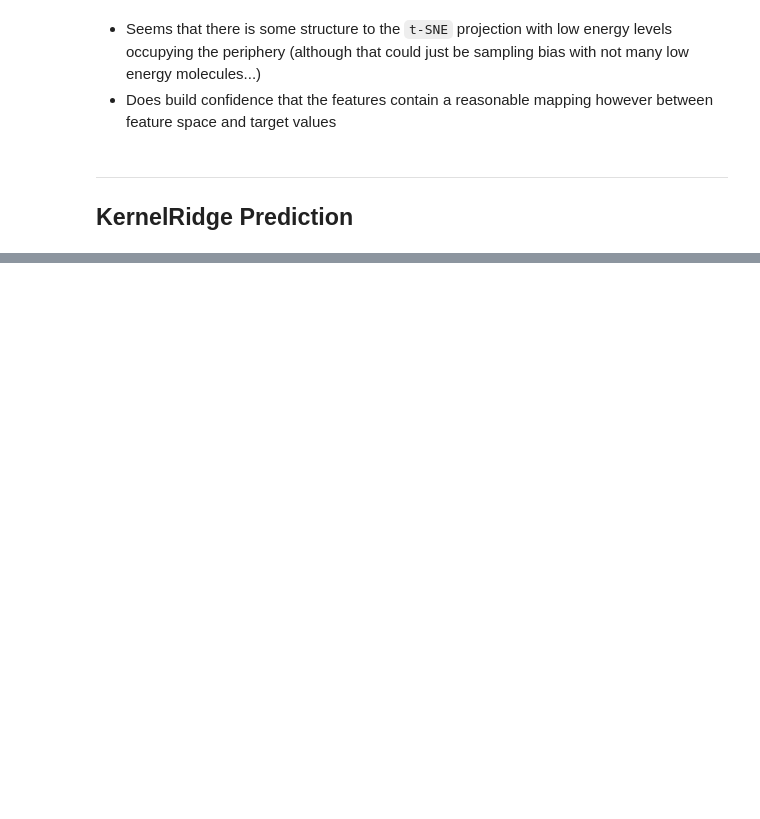
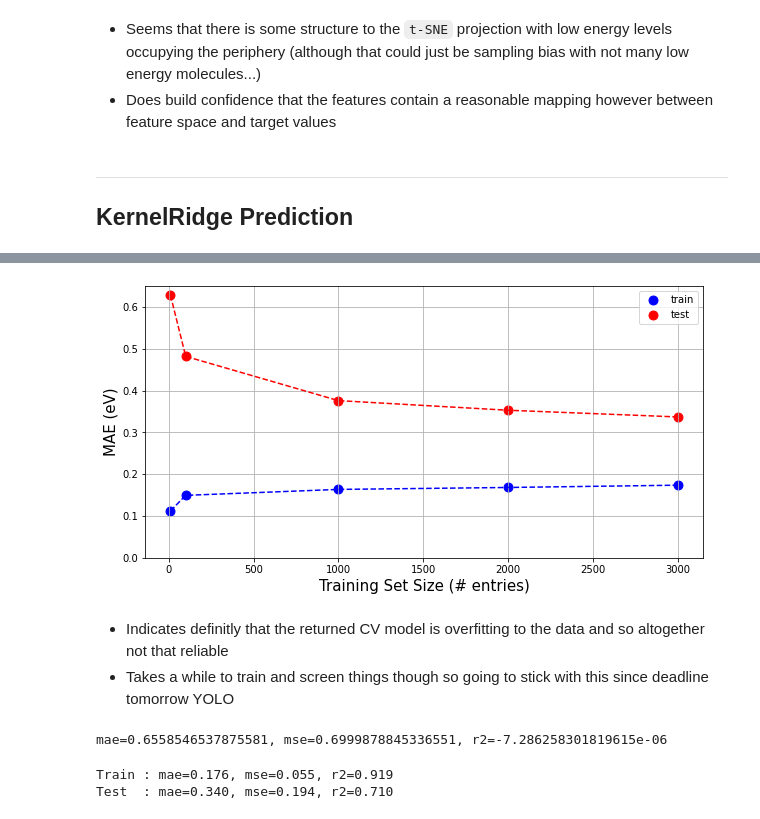
Before and after one commit to billalsohail/ML4MC, a Jupyter notebook: Calum_MBTR.ipynb, the cells around one changed output, grey strips where cells are left out. Drawn from its saved outputs; the diff is of its cells as text; code cells hidden in the pictures; blank space fills up the shorter version.

```diff
--- a/Calum_MBTR.ipynb
+++ b/Calum_MBTR.ipynb
@@ -246,0 +259,15 @@ plt.show()
+# %%
+db_sizes = [10, 100, 1000, 2000, 3000]
+scores = {'train':[[] for _ in db_sizes], 'test':[[] for _ in db_sizes]}
+
+for index, size in enumerate(db_sizes):
+  print(size)
+  for _ in range(3):
+    print('\t', _)
+    Xa, Xb, ya, yb  = train_test_split(X_train, y_train, train_size=size)
+    estimator.fit(Xa, ya)
+    tr_pred = estimator.predict(Xa)
+    cv_pred = estimator.predict(Xb)
+
+    scores['train'][index].append(mean_absolute_error(ya, tr_pred))
+    scores['test'][index].append(mean_absolute_error(yb, cv_pred))
@@ -246,0 +295,34 @@ plt.show()
+# %%
+train_scores = np.array(scores['train'])
+test_scores = np.array(scores['test'])
+# %%
+plt.figure(figsize=(10, 5))
+plt.scatter(db_sizes, train_scores.mean(1), marker='o', label='train', s=80, c='b')
+plt.plot(db_sizes, train_scores.mean(1), 'b--')
+plt.scatter(db_sizes, test_scores.mean(1), marker='o', label='test', s=80, c='r')
+plt.plot(db_sizes, test_scores.mean(1), 'r--')
+plt.legend()
+plt.xlabel('Training Set Size (# entries)', size=15)
+plt.ylabel('MAE (eV)', size=15)
+plt.ylim(0, 0.65)
+plt.grid()
+plt.savefig('MBTR_krr_overfit.png', bbox_inches=None)
+plt.show()
+# %% [output]
+[figure, added]
+# %% [markdown]
+* Indicates definitly that the returned CV model is overfitting to the data and so altogether not that reliable
+* Takes a while to train and screen things though so going to stick with this since deadline tomorrow YOLO
+# %%
+# data for final parity plot
+estimator.fit(X_train, y_train)
+y_pred_train = estimator.predict(X_train)
+y_pred_test = estimator.predict(X_test)
+# %% [output]
+mae=0.6558546537875581, mse=0.6999878845336551, r2=-7.286258301819615e-06
+# %%
+print(F'Train : mae={mean_absolute_error(y_train, y_pred_train):.3f}, mse={mean_squared_error(y_train, y_pred_train):.3f}, r2={r2_score(y_train, y_pred_train):.3f}')
+print(F'Test  : mae={mean_absolute_error(y_test, y_pred_test):.3f}, mse={mean_squared_error(y_test, y_pred_test):.3f}, r2={r2_score(y_test, y_pred_test):.3f}')
+# %% [output]
+Train : mae=0.176, mse=0.055, r2=0.919
+Test  : mae=0.340, mse=0.194, r2=0.710
```
Also changed, not shown: parts of 15 cells of this notebook.
